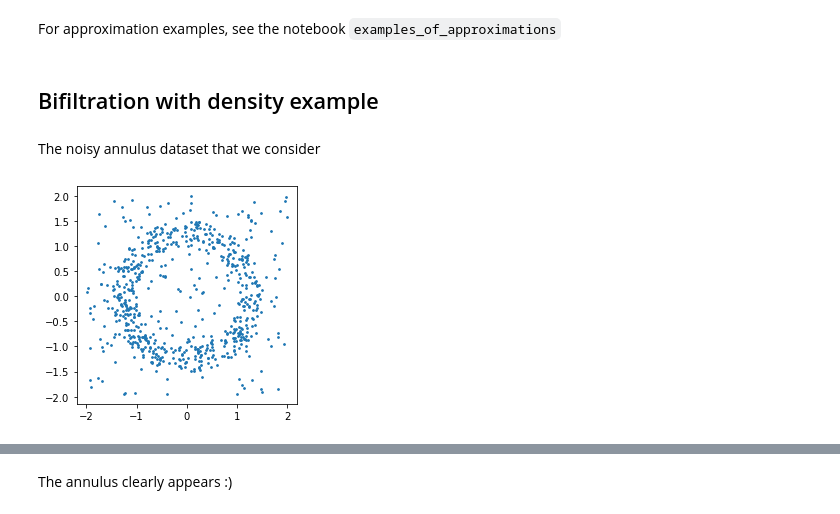
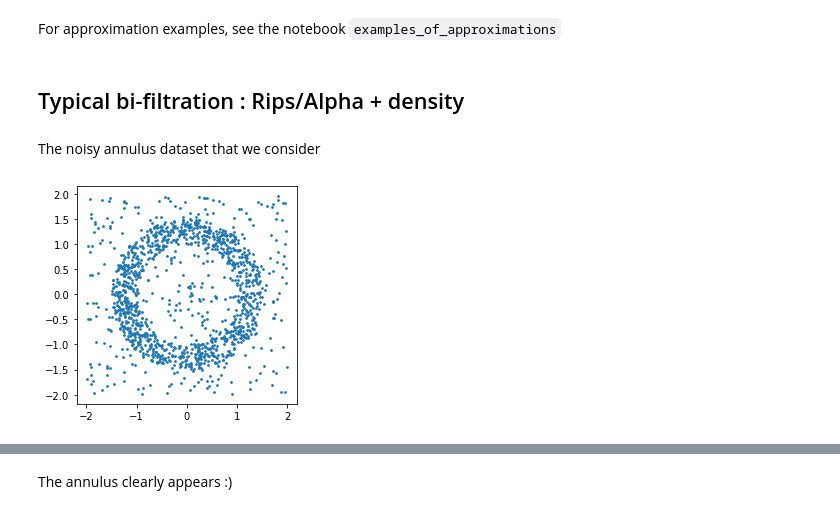
Before and after one commit to DavidLapous/multipers, a Jupyter notebook: How to use.ipynb, the cells around one changed output, grey strips where cells are left out. Cells and saved outputs as stored; diff of their text form; code cells hidden in the pictures.

```diff
--- a/How to use.ipynb
+++ b/How to use.ipynb
@@ -106,22 +102,22 @@ bimodule_approximation.image(dimension=1, bandwidth=0.1, cb=1);
 # %% [markdown]
 For approximation examples, see the notebook `examples_of_approximations`
 # %% [markdown]
-## Bifiltration with density example
+## Typical bi-filtration : Rips/Alpha + density
 # %%
 from mma import noisy_annulus
 from sklearn.neighbors import KernelDensity
 # %% [markdown]
 The noisy annulus dataset that we consider
 # %%
-npts = 500
+npts = 1000
 noutliers = (int)(npts * 0.4)
 np.random.seed(100)
 X = np.block([[np.array(noisy_annulus(1,1.5, npts))], [np.random.uniform(low=-2, high=2, size=(noutliers,2))]] )
 fig, ax = plt.subplots()
 ax.set_aspect('equal')
 plt.scatter(X[:,0], X[:,1],s=3)
 plt.show()
 # %% [output]
-[figure, old version]
+[figure, new version]
 # %%
 # Defines an alpha complex from the point cloud
```
Also changed, not shown: parts of 27 cells of this notebook, 13 other files.
